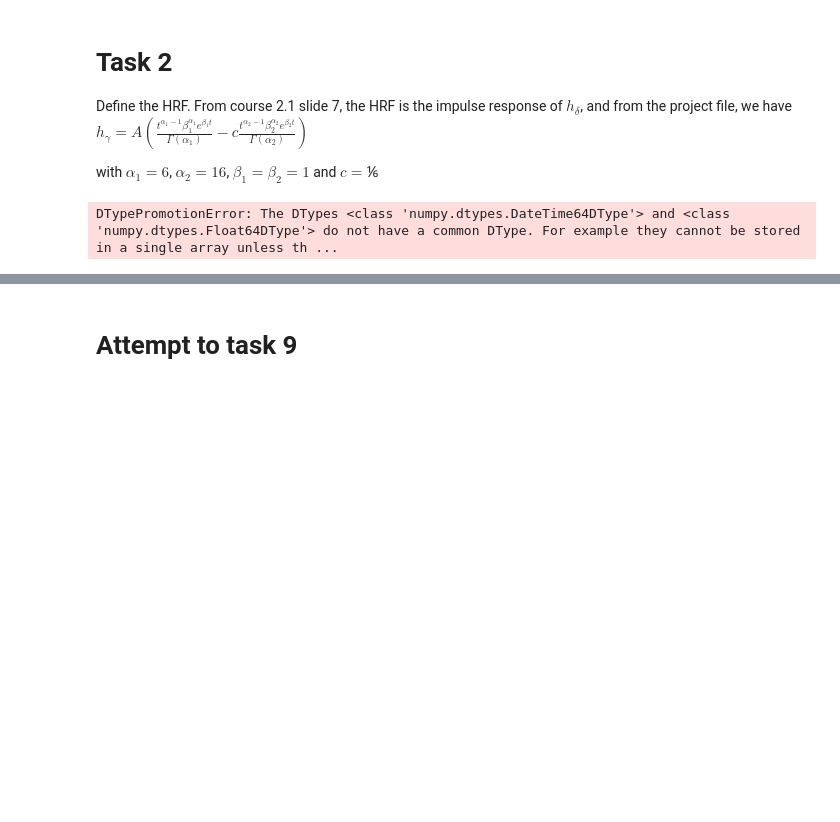
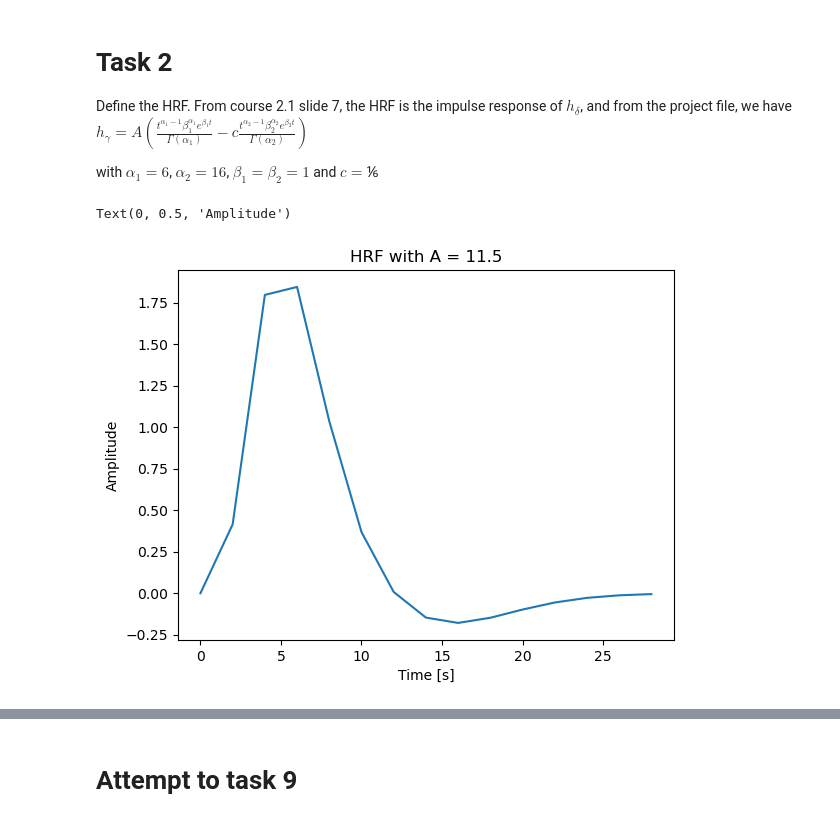
Before and after one commit to Neiizo/NSSP_421_Group_M, a Jupyter notebook: Project1/Code_project_1.ipynb, the cells around one changed output, grey strips where cells are left out. Drawn from its saved outputs; the diff is of its cells as text; code cells hidden in the pictures; blank space fills up the shorter version.

```diff
--- a/Project1/Code_project_1.ipynb
+++ b/Project1/Code_project_1.ipynb
@@ -74,21 +74,27 @@ Define the HRF. From course 2.1 slide 7, the HRF is the impulse response of $h_{
 
 with $\alpha_1 = 6$, $\alpha_2 = 16$, $\beta_1 = \beta_2 = 1$ and $c=⅙$
 # %%
-def h(A, t):
-    alpha_1 = 6
-    alpha_2 = 16
+def h(A, t, alpha_1=6, alpha_2=16):
     beta_1 = 1
     beta_2 = 1
     c = 1/6
 
-    # h_part_1 =  (t^(alpha_1 - 1) * beta_1^alpha_1 * np.exp(beta_1)*t) / (gamma_1)
-    # h_part_2 = c*(t^(alpha_2 - 1) * beta_2^alpha_2 * np.exp(beta_2)*t) / (gamma_2)
     h_part_1 = gamma.pdf(t, alpha_1, scale=1/beta_1)
     h_part_2 = c * gamma.pdf(t, alpha_2, scale=1/beta_2)
     h = A*(h_part_1 -h_part_2)
 
     return h
-# %%
-test = h(10, date_range)
-# %% [output]
-DTypePromotionError: The DTypes <class 'numpy.dtypes.DateTime64DType'> and <class 'numpy.dtypes.Float64DType'> do not have a common DType. For example they cannot be stored in a single array unless th ...
+# %%
+# Define our hrf
+A = 11.5
+time_len = 30
+
+
+hrf = h(A, range(0, time_len, TR))
+plt.plot(range(0, time_len, TR), hrf)
+plt.title("HRF with A = {}".format(A))
+plt.xlabel("Time [s]")
+plt.ylabel("Amplitude")
+# %% [output]
+Text(0, 0.5, 'Amplitude')
+[figure, added]
```
Also changed, not shown: parts of 6 cells of this notebook.
